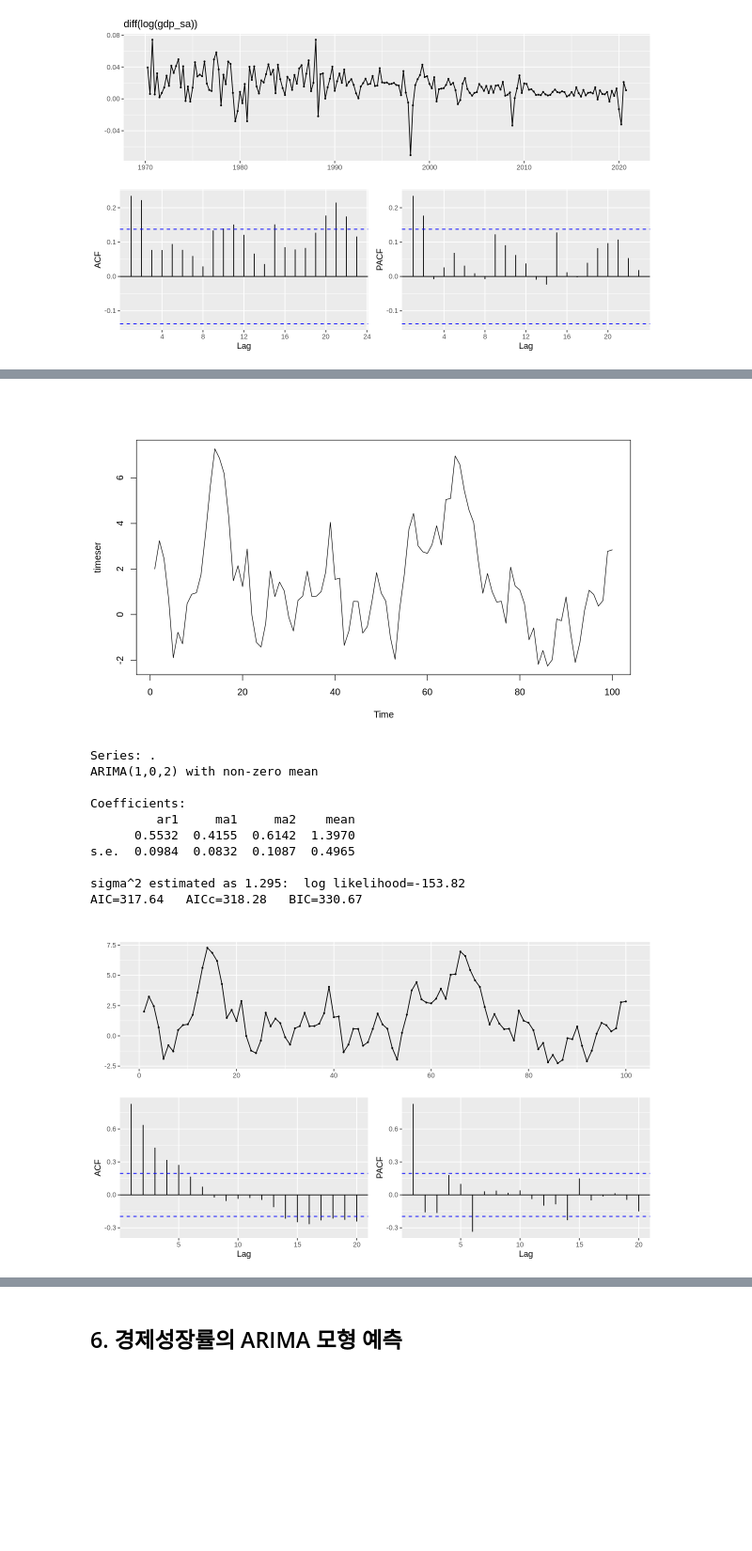
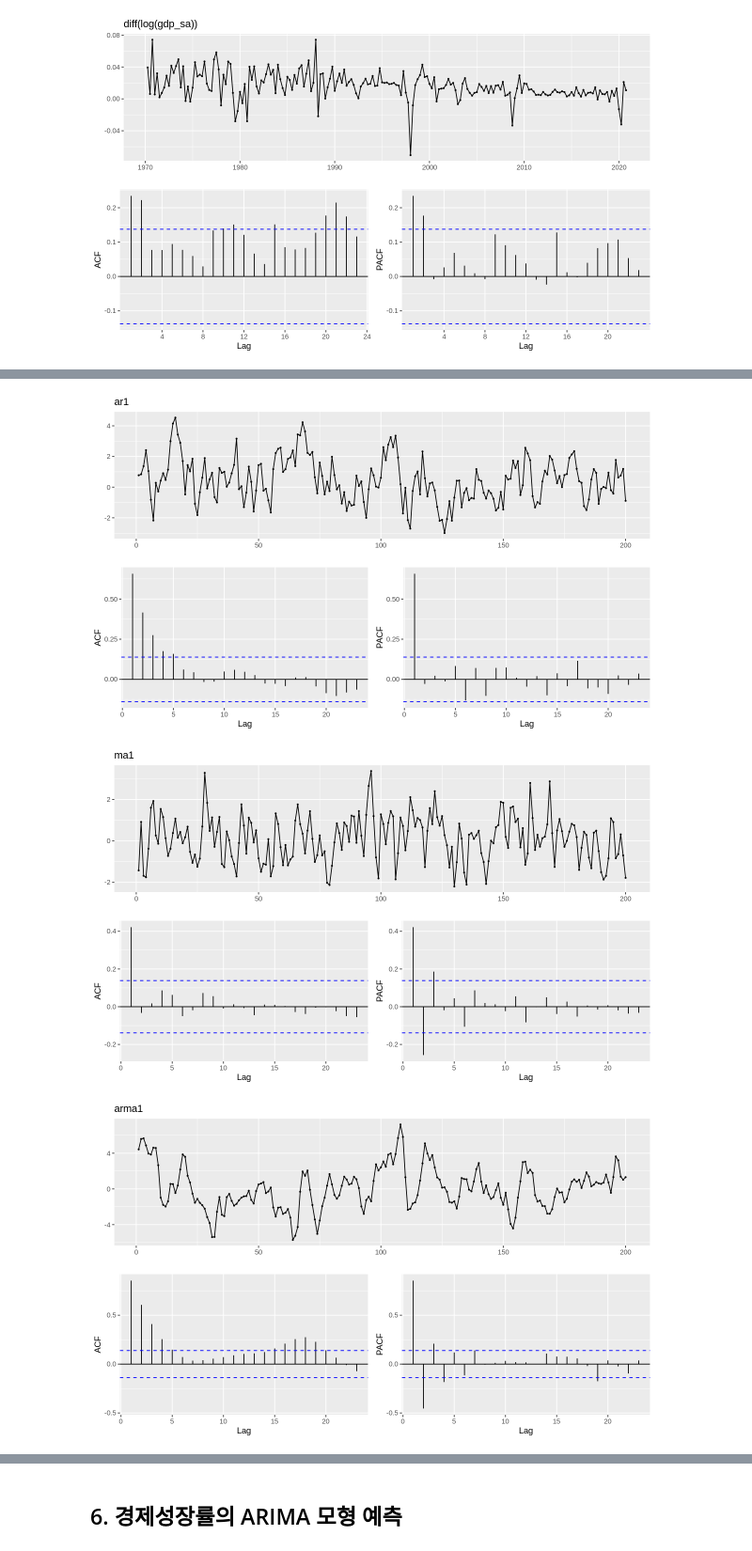
Before and after one commit to data-better/forecasting_class, a Jupyter notebook: R_forecasting.ipynb, the cells around one changed output, grey strips where cells are left out. Shown at 94% size. Drawn from its saved outputs; the diff is of its cells as text; code cells hidden in the pictures; blank space fills up the shorter version.

```diff
--- a/R_forecasting.ipynb
+++ b/R_forecasting.ipynb
@@ -120,19 +158,12 @@ gdp_sa %>% log() %>% diff() %>% ggtsdisplay(main="diff(log(gdp_sa))")
-# %%
-set.seed(12345)
-timeser=arima.sim(list(order = c(1,0,2), ma=c(0.3,0.5), ar=0.7), n = 100)
-plot(timeser)
-timeser %>% ggtsdisplay(main="")
-timeser %>% auto.arima()
-# %% [output]
-[figure, removed]
-Series: .
-ARIMA(1,0,2) with non-zero mean
-
-Coefficients:
-         ar1     ma1     ma2    mean
-      0.5532  0.4155  0.6142  1.3970
-s.e.  0.0984  0.0832  0.1087  0.4965
-
-sigma^2 estimated as 1.295:  log likelihood=-153.82
-AIC=317.64   AICc=318.28   BIC=330.67
-[figure, removed]
+# %%
+set.seed(12345)
+ar1=arima.sim(list(order = c(1,0,0), ar=0.7), n = 200)
+ma1=arima.sim(list(order = c(0,0,1), ma=0.7), n = 200)
+arma1=arima.sim(list(order = c(1,0,1), ar=0.7, ma=0.7), n = 200)
+ar1 %>%  ggtsdisplay(main="ar1")
+ma1 %>%  ggtsdisplay(main="ma1")
+arma1 %>%  ggtsdisplay(main="arma1")
+# %% [output]
+[figure, added]
+[figure, added]
+[figure, added]
```
Also changed, not shown: parts of 28 cells of this notebook.
